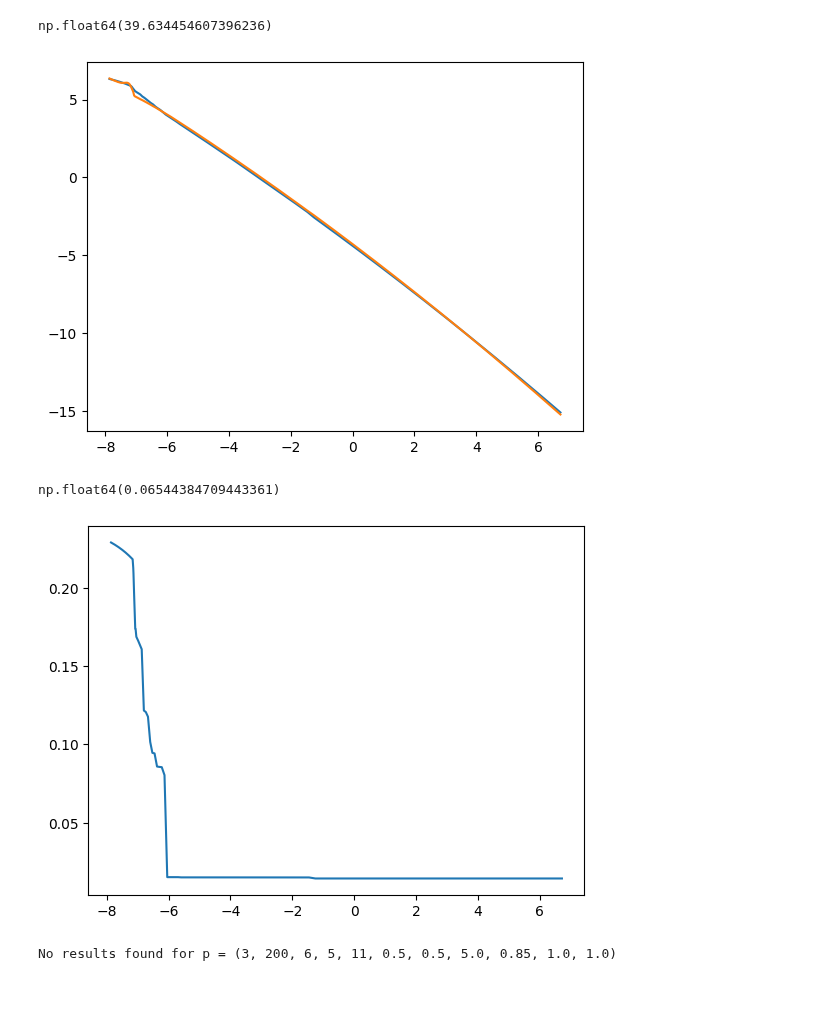
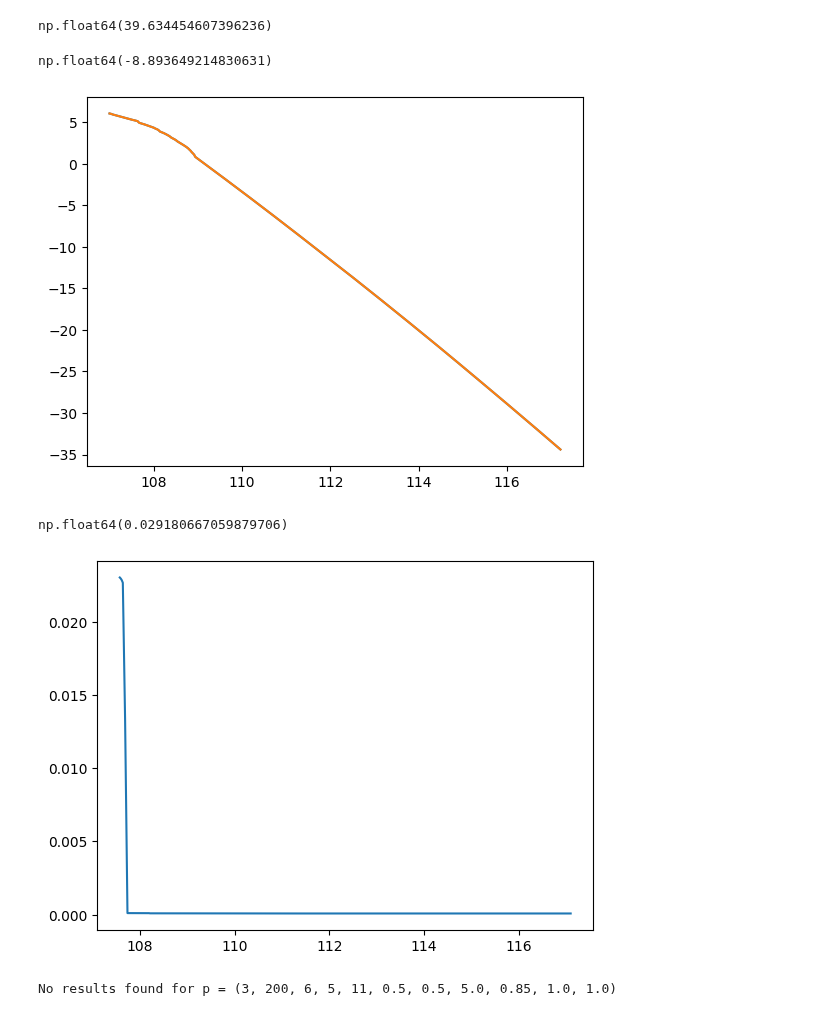
Before and after one commit to zalandru/Dynamic-Contracting-Multi-worker-Firm, a Jupyter notebook: VFI/CRS/Initiating CRS.ipynb, the cells around one changed output. Saved outputs shown, nothing was run; the diff lists cells and outputs as text; code cells hidden in the pictures.

```diff
--- a/VFI/CRS/Initiating CRS.ipynb
+++ b/VFI/CRS/Initiating CRS.ipynb
@@ -4,7 +4,7 @@
 def get_results_for_p(p,all_results):
     # Create the key as a tuple
     #key = (p.num_z,p.num_v,p.num_n,p.n_bar,p.num_q,p.q_0,p.prod_q,p.hire_c,p.k_entry,p.k_f,p.prod_alpha,p.dt)
-    key = (p.num_z,p.num_v,p.z_corr,p.prod_var_z,p.num_q,p.q_0,p.prod_q,p.s_job,p.kappa,p.dt,p.u_bf_m,p.min_wage)
+    key = (p.num_z,p.num_v,p.z_corr,p.prod_var_z,p.num_q,p.q_0,p.prod_q,p.s_job,p.alpha,p.kappa,p.dt,p.u_bf_m,p.min_wage)
     # Check if the key exists in the saved results
     if key in all_results:
         print(key)
@@ -12,9 +12,20 @@ def get_results_for_p(p,all_results):
     else:
         print(f"No results found for p = {key}")
         return None
-
+new_baseline = {
+   'q_0': 0.56602, 'prod_q':	0.50425,'u_bf_m':	2.34264/4,'s_job':	0.779616,'alpha':	0.79,'z_corr':	0.946006,'prod_var_z':	0.646317
+}
+another_baseline = { #This shit aint even solvable??? wtf?
+'q_0':     0.7094052599792449,
+'prod_q':    0.48553336143372877,
+'u_bf_m':    0.5884034329521419,
+'s_job':    0.35319166225985643,
+'alpha':    0.15424752943946796,
+'z_corr':    0.8809848371620363,
+'prod_var_z':    0.6063338243114458
+}
 from primitives import Parameters
-p = Parameters()
+p = Parameters(overwrite=another_baseline)
 import pickle
 import matplotlib.pyplot as plt
 import numpy as np
@@ -158,3 +54,7 @@ Note: you may need to restart the kernel to use updated packages.
+# %%
+from CRS_HMQ_full import MultiworkerContract
+mwc_J=MultiworkerContract(p)
+model=mwc_J.J_sep(update_eq=1,s=0)
 # %%
 from simulate import Simulator
 sim = Simulator(model,p)
@@ -269,7 +113,0 @@ u = 2.3 = min wage
-# %%
-import numpy as np
-ax = np.newaxis
-from Multiworker_Contract_J import MultiworkerContract
-mwc_J=MultiworkerContract(p)
-#model=mwc_J.J_sep(Jg=np.zeros(mwc_J.J_grid.shape)+cc_J[...,ax],Wg=np.zeros(mwc_J.J_grid.shape)+cc_W[...,ax],Ug=cc_U,update_eq=0,s=1)
-model=mwc_J.J_sep(update_eq=1,s=0,layoff_iter=1)
@@ -279,22 +146,26 @@ u= 1.0 , 3.510171e-03, or even 8e-04.... fuck me bros
 model.Vf_W.min()
 # %% [output]
 np.float64(39.634454607396236)
+# %%
+model.Vf_U
+# %% [output]
+np.float64(-8.893649214830631)
 # %%
 prod = p.z_0-1
 plt.plot(model.Vf_W[prod, :, 0], model.Vf_J [prod, :, 0], label='1 senior value function')
 plt.plot(model.Vf_W[prod, :, 0], model.Jp[prod, :, 0], label='1 senior value function')
 plt.show()
 # %% [output]
-[figure, old version]
+[figure, new version]
 # %%
 #plt.plot(model.Vf_W[p.z_0-2, :, 0], model.rho_star [p.z_0-2, :, 0], label='1 senior value function')
 q=0
-prod=p.z_0-1 #soomehow layoffs are higher in high productivity states???
+prod=p.z_0-0 #soomehow layoffs are higher in high productivity states???
 plt.plot(model.Vf_W[prod, :, q], model.sep_star[prod, :, q], label='1 senior value function')
 model.sep_star.mean()
 # %% [output]
-np.float64(0.06544384709443361)
+np.float64(0.029180667059879706)
-[figure, old version]
+[figure, new version]
 # %%
 # Load the temp objects
 try:
```
Also changed, not shown: parts of 13 cells of this notebook, 24 other files.
